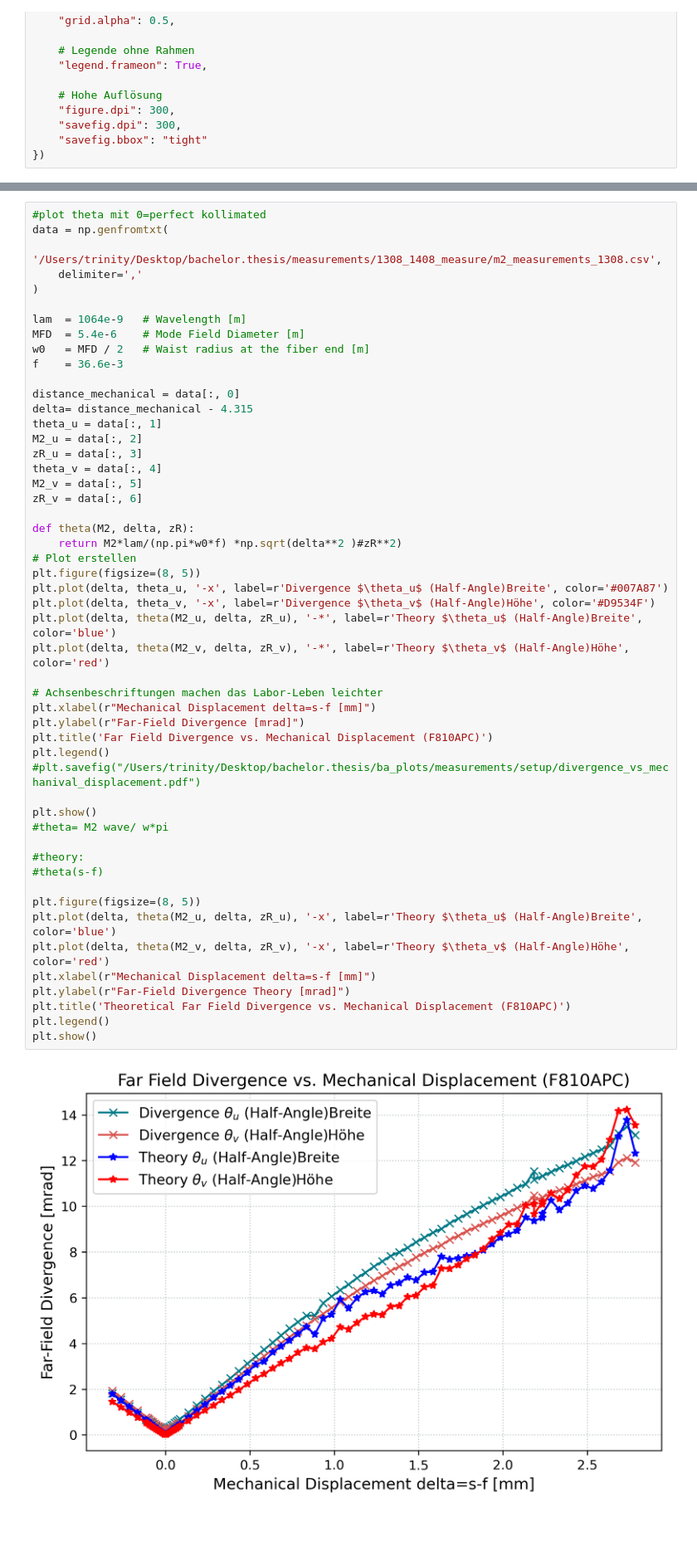
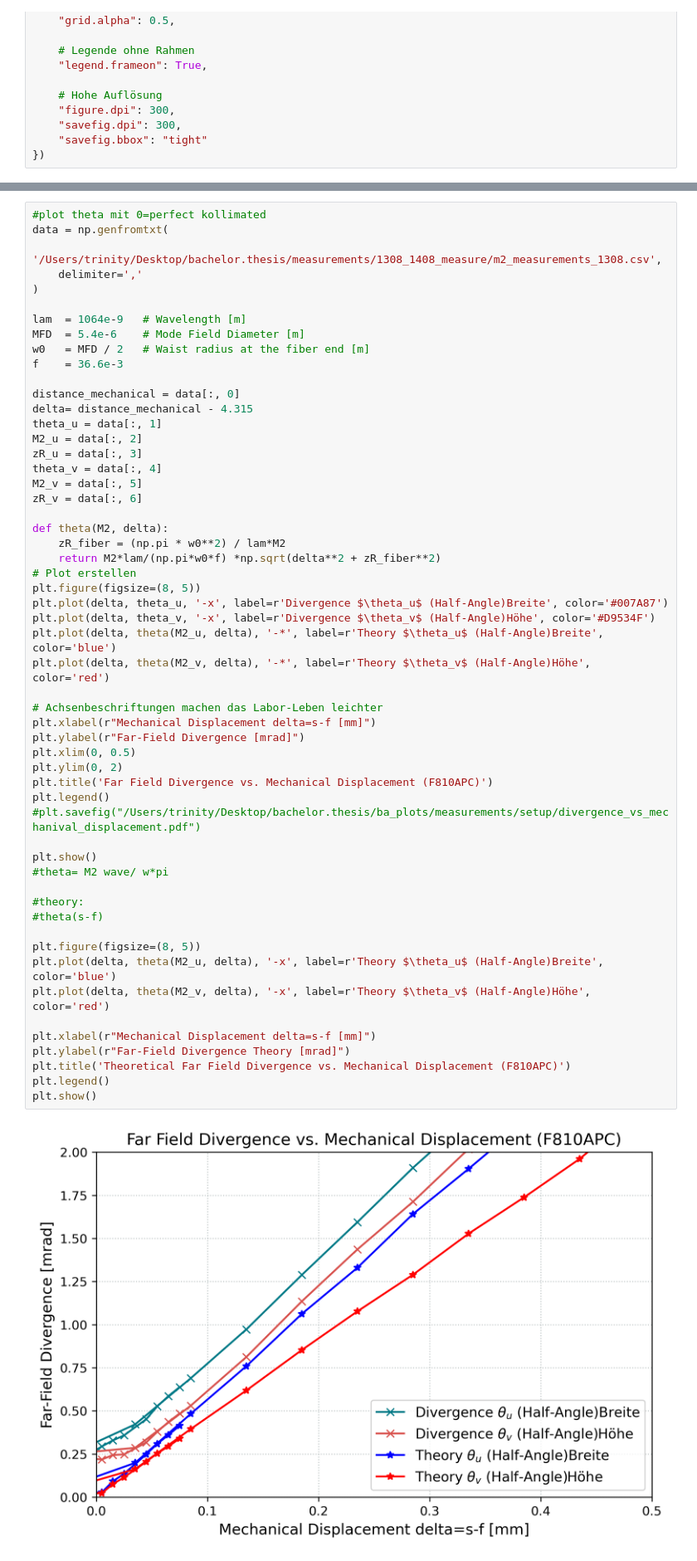
Before and after one commit to CodeTurtleT/lasercom-divergence-control, a Jupyter notebook: m2_1308.ipynb, the cells around one changed output, grey strips where cells are left out. Shown at 83% size. Saved outputs shown, nothing was run; the diff lists cells and outputs as text; blank space fills up the shorter version.

```diff
--- a/m2_1308.ipynb
+++ b/m2_1308.ipynb
@@ -89,40 +89,44 @@ M2_u = data[:, 2]
 zR_u = data[:, 3]
 theta_v = data[:, 4]
 M2_v = data[:, 5]
 zR_v = data[:, 6]
 
-def theta(M2, delta, zR):
-    return M2*lam/(np.pi*w0*f) *np.sqrt(delta**2 )#zR**2)
+def theta(M2, delta):
+    zR_fiber = (np.pi * w0**2) / lam*M2
+    return M2*lam/(np.pi*w0*f) *np.sqrt(delta**2 + zR_fiber**2)
 # Plot erstellen
 plt.figure(figsize=(8, 5))
 plt.plot(delta, theta_u, '-x', label=r'Divergence $\theta_u$ (Half-Angle)Breite', color='#007A87')
 plt.plot(delta, theta_v, '-x', label=r'Divergence $\theta_v$ (Half-Angle)Höhe', color='#D9534F')
-plt.plot(delta, theta(M2_u, delta, zR_u), '-*', label=r'Theory $\theta_u$ (Half-Angle)Breite', color='blue')
-plt.plot(delta, theta(M2_v, delta, zR_v), '-*', label=r'Theory $\theta_v$ (Half-Angle)Höhe', color='red')
+plt.plot(delta, theta(M2_u, delta), '-*', label=r'Theory $\theta_u$ (Half-Angle)Breite', color='blue')
+plt.plot(delta, theta(M2_v, delta), '-*', label=r'Theory $\theta_v$ (Half-Angle)Höhe', color='red')
 
 # Achsenbeschriftungen machen das Labor-Leben leichter
 plt.xlabel(r"Mechanical Displacement delta=s-f [mm]")
 plt.ylabel(r"Far-Field Divergence [mrad]")
+plt.xlim(0, 0.5)
+plt.ylim(0, 2)
 plt.title('Far Field Divergence vs. Mechanical Displacement (F810APC)')
 plt.legend()
 #plt.savefig("/Users/trinity/Desktop/bachelor.thesis/ba_plots/measurements/setup/divergence_vs_mechanival_displacement.pdf")
 
 plt.show()
 #theta= M2 wave/ w*pi
 
 #theory:
 #theta(s-f)
 
 plt.figure(figsize=(8, 5))
-plt.plot(delta, theta(M2_u, delta, zR_u), '-x', label=r'Theory $\theta_u$ (Half-Angle)Breite', color='blue')
-plt.plot(delta, theta(M2_v, delta, zR_v), '-x', label=r'Theory $\theta_v$ (Half-Angle)Höhe', color='red')
+plt.plot(delta, theta(M2_u, delta), '-x', label=r'Theory $\theta_u$ (Half-Angle)Breite', color='blue')
+plt.plot(delta, theta(M2_v, delta), '-x', label=r'Theory $\theta_v$ (Half-Angle)Höhe', color='red')
+
 plt.xlabel(r"Mechanical Displacement delta=s-f [mm]")
 plt.ylabel(r"Far-Field Divergence Theory [mrad]")
 plt.title('Theoretical Far Field Divergence vs. Mechanical Displacement (F810APC)')
 plt.legend()
 plt.show()
 # %% [output]
-[figure, old version]
+[figure, new version]
 [figure]
 # %%
 #m2 plot
```
Also changed, not shown: parts of 1 cell of this notebook.
